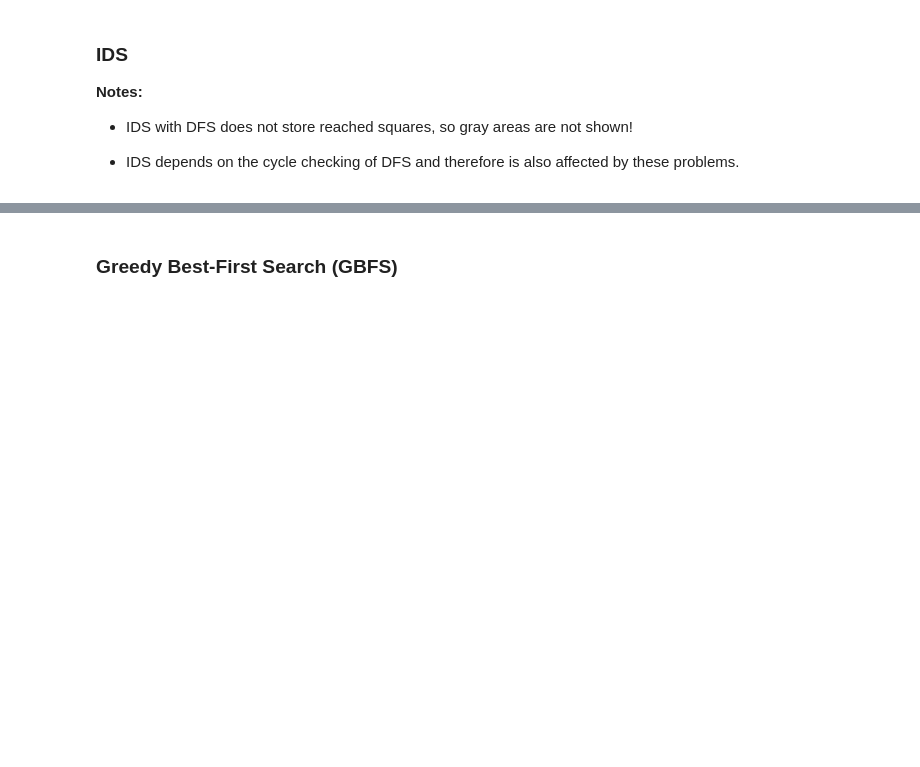
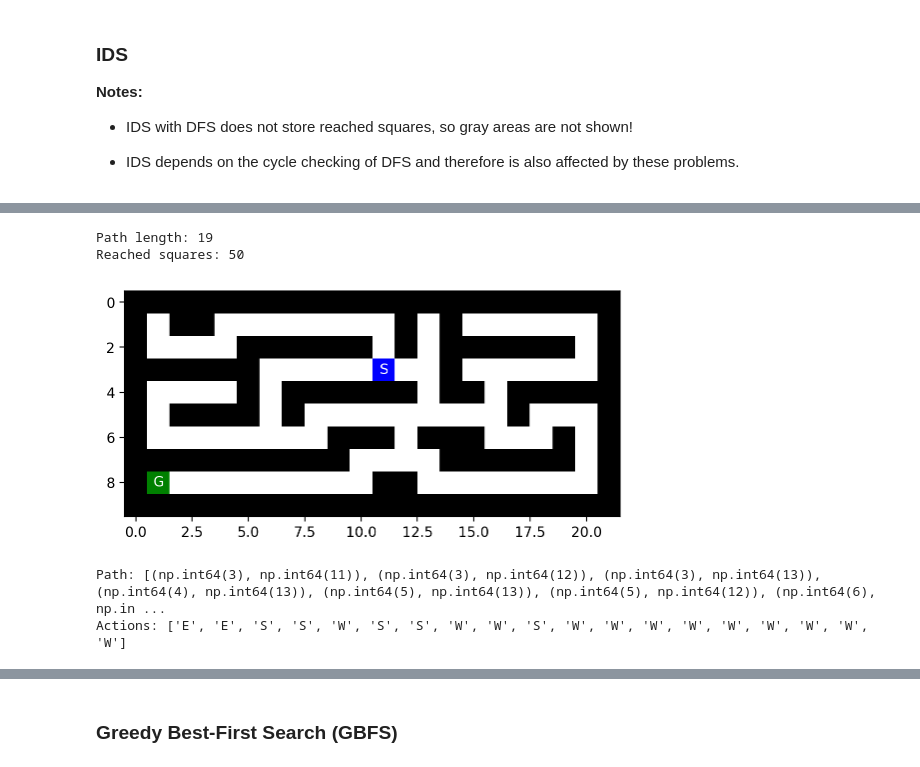
Before and after one commit to bibo0610/TTNTNC_10, a Jupyter notebook: lab02_Search/02_Maze_Example.ipynb, the cells around one changed output, grey strips where cells are left out. Cells and saved outputs as stored; diff of their text form; code cells hidden in the pictures; blank space fills up the shorter version.

Commit message:
fix notebook 02 and search_tree

```diff
--- a/lab02_Search/02_Maze_Example.ipynb
+++ b/lab02_Search/02_Maze_Example.ipynb
@@ -100,0 +185,16 @@ Actions: ['E', 'E', 'E', 'E', 'S', 'E', 'E', 'N', 'N', 'N', 'N', 'N', 'N', 'N',
+# %%
+for i in range(5):
+    print(f"\n===== DFS LẦN {i + 1} =====")
+
+    ts.set_order(random=True)
+
+    result = ts.best_first_search(
+        maze, strategy="DFS", debug=False, vis=False
+    )
+
+    actions = result.get("actions")
+
+    print("Path length:", len(actions) if actions is not None else "No solution")
+    print("Reached squares:", len(result["reached"]))
+    print("Expanded count:", result.get("expanded_count", "Chưa có"))
+    print("Max frontier:", result.get("max_frontier", "Chưa có"))
@@ -278,0 +459,19 @@ Actions: ['E', 'E', 'S', 'E', 'S', 'E', 'N', 'E', 'E', 'E', 'N', 'N', 'N', 'N',
+# %%
+with open("small_maze.txt", "r") as f:
+    maze_ids = parse_maze(f.read())
+
+ts.set_order("NESW")
+
+result_ids = ts.IDS(
+    maze_ids,
+    frontier_option=2,
+    max_tries=100000,
+    vis=False
+)
+
+print("Tìm được lời giải:", result_ids["path"] is not None)
+
+if result_ids["actions"] is not None:
+    print("Path length:", len(result_ids["actions"]))
+else:
+    print("Path length: N/A")
@@ -278,0 +496,8 @@ Actions: ['E', 'E', 'S', 'E', 'S', 'E', 'N', 'E', 'E', 'E', 'N', 'N', 'N', 'N',
+# %%
+ts.show_path(maze_ids, result_ids)
+# %% [output]
+Path length: 19
+Reached squares: 50
+[figure, added]
+Path: [(np.int64(3), np.int64(11)), (np.int64(3), np.int64(12)), (np.int64(3), np.int64(13)), (np.int64(4), np.int64(13)), (np.int64(5), np.int64(13)), (np.int64(5), np.int64(12)), (np.int64(6), np.in ...
+Actions: ['E', 'E', 'S', 'S', 'W', 'S', 'S', 'W', 'W', 'S', 'W', 'W', 'W', 'W', 'W', 'W', 'W', 'W', 'W']
```
Also changed, not shown: parts of 28 cells of this notebook, 2 other files.
